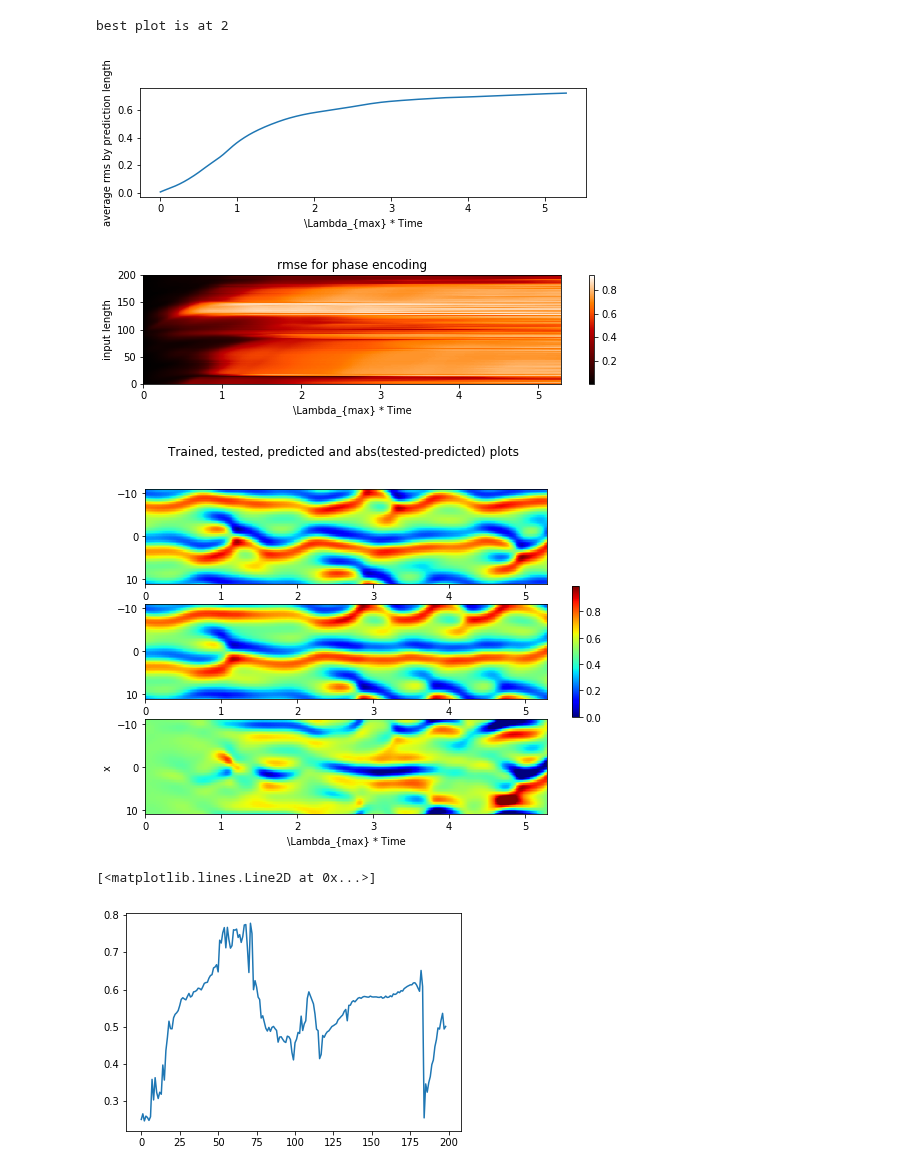
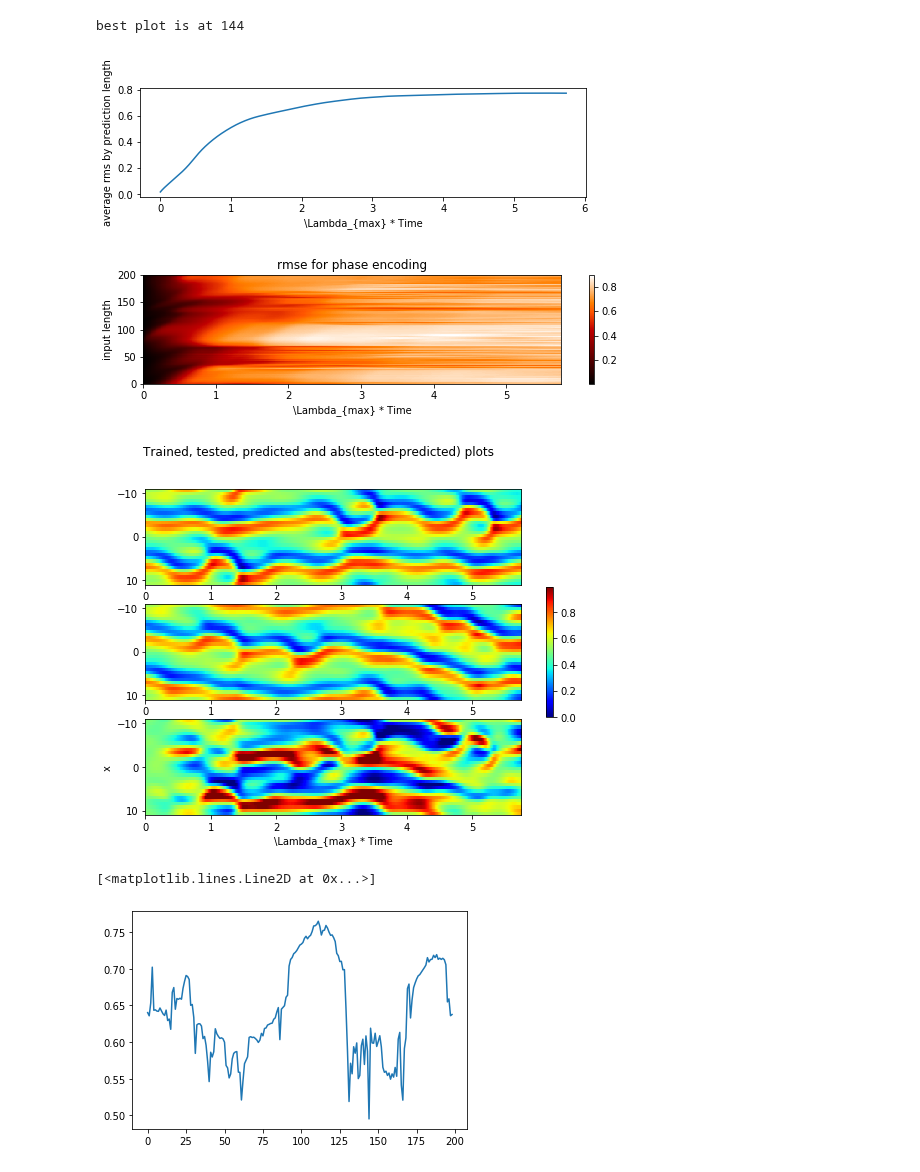
Before and after one commit to jon-dong/reservoir-computing-python, a Jupyter notebook: kuramoto_sivashinsky_phase_simulation.ipynb, the cells around one changed output. Saved outputs shown, nothing was run; the diff lists cells and outputs as text; code cells hidden in the pictures.

Commit message:
grid search best params for phase slm simulation

```diff
--- a/kuramoto_sivashinsky_phase_simulation.ipynb
+++ b/kuramoto_sivashinsky_phase_simulation.ipynb
@@ -47,18 +47,15 @@ ks_data_train = ks_data_origin[:, :n_train, :]
 input_shape=ks_data_train.shape
 # %%
 # b.activation_param0 = None
-b = Reservoir(n_res=2000, res_scale=0.705, res_encoding='phase',
-              remove_saturated_neurons=True, n_saturated_neurons=10, # reservoir cleanup
+b = Reservoir(n_res=5000, res_scale=0.54, res_encoding='phase',
+#               remove_saturated_neurons=True, n_saturated_neurons=20, # reservoir cleanup
               input_enc_param=np.pi, res_enc_param=np.pi,
-              input_scale=0.537, input_encoding='phase',
+              input_scale=0.66, input_encoding='phase',
               scale_input_MinMax = (0, 1), scale_output_MinMax = (0, 1), # data standardization
               raw_input_feature = True, enc_input_feature = False, # concatenated states properties
               random_projection='simulation', weights_type='complex gaussian',
               activation_fun='intensity_in_tanh', activation_param=None,
               parallel_runs=parallel_runs, bias_scale=0, leak_rate=0,
-              pred_horizon=1, rec_pred_steps=460, forget = forget,
+              pred_horizon=1, rec_pred_steps=500, forget = forget,
               train_method='ridge', train_param=0.25, verbose=1
              )
-
-# Algorithm training
-b.fit(ks_data_train);
@@ -69,0 +62,2 @@ HBox(children=(IntProgress(value=0, description='reservoir construction', max=50
+# %%
+b.leak_rate = 0
@@ -148,40 +153,40 @@ total_pred = b.pred_horizon*b.rec_pred_steps
 
 input_data = data_utils.data_preprocessing(
     ks_data_test, standardize=b.output_standardize,
     scale_min_max=b.scale_output_MinMax)[0, b.forget:b.forget+total_pred, :]
 targetted_data = data_utils.data_preprocessing(
     ks_data_test, standardize=b.output_standardize,
     scale_min_max=b.scale_output_MinMax)[0, n_input+b.forget:n_input+b.forget+total_pred, :]
 
 prediction = pred_output[n_input, :].reshape(targetted_data.shape)
 
 vmax = max(np.concatenate((targetted_data, input_data)).flatten())
 vmin = 0
 
 # plot training data
 fig, axs = plt.subplots(3, 1, sharex=False, figsize=(9,6))
 plt.suptitle('Trained, tested, predicted and abs(tested-predicted) plots                       ')
 plt.ylabel('x')
 plt.xlabel('\Lambda_{max} * Time')
 
 datum = [targetted_data, prediction, targetted_data-prediction+0.5]
 for i in range(3):
         im=axs[i].imshow(datum[i].T, cmap=plt.get_cmap('jet'), interpolation='nearest',
-                         aspect = 0.008*total_pred/spatial_points,
+                         aspect = 0.004*total_pred/spatial_points,
                          extent = [t_min , t_max, x_min , x_max], vmin=vmin, vmax=vmax)
         axs[i].invert_yaxis()
 #     im=axs[i].pcolormesh(time_axs, xx_axs, datum[i].T, cmap=plt.get_cmap('jet'), vmin=vmin, vmax=vmax)
 fig.colorbar(im, ax=axs.ravel().tolist(), shrink=0.4)
 # plt.savefig('phase_SLM_kuramoto_pred.png', dpi=400)
 
 print('best plot is at '+str(np.argmin(rmse_vert)))
 # %% [output]
-best plot is at 2
+best plot is at 144
-[figure, old version]
+[figure, new version]
-[figure, old version]
+[figure, new version]
-[figure, old version]
+[figure, new version]
 # %%
 plt.plot(rmse_vert[:])
 # %% [output]
 [<matplotlib.lines.Line2D at 0x...>]
-[figure, old version]
+[figure, new version]
```
Also changed, not shown: parts of 8 cells of this notebook, 2 other files.
